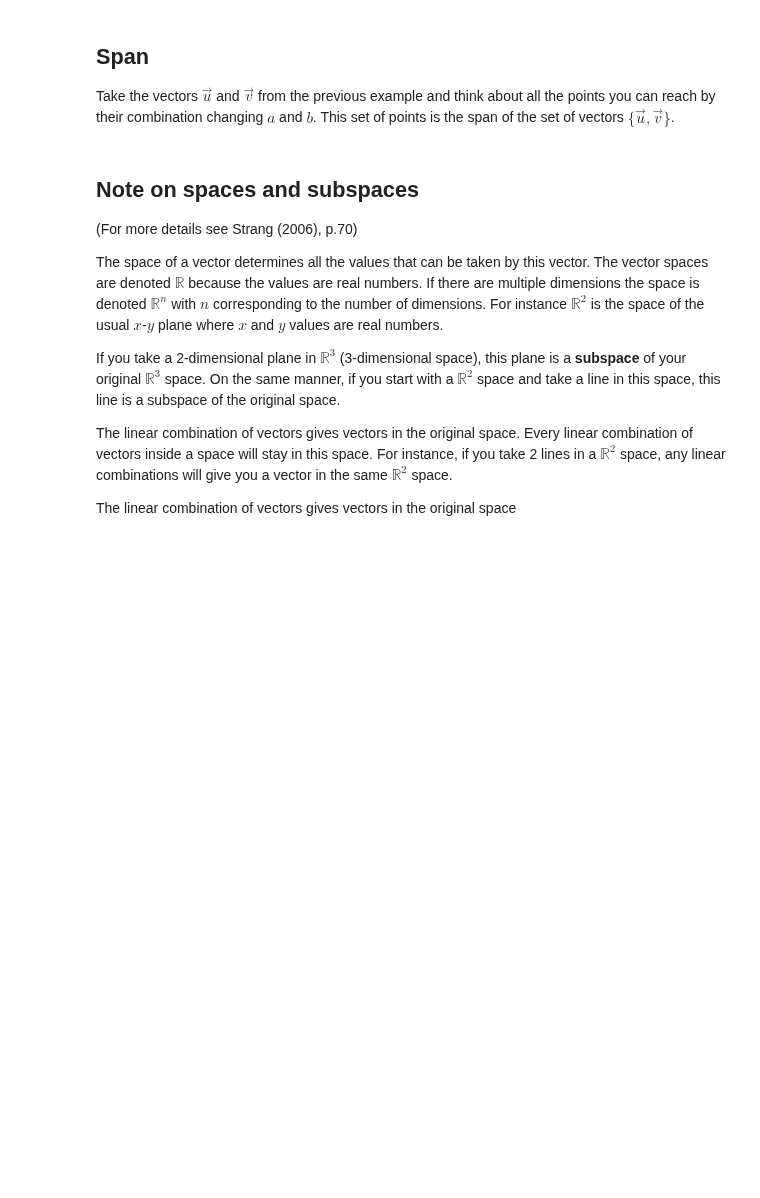
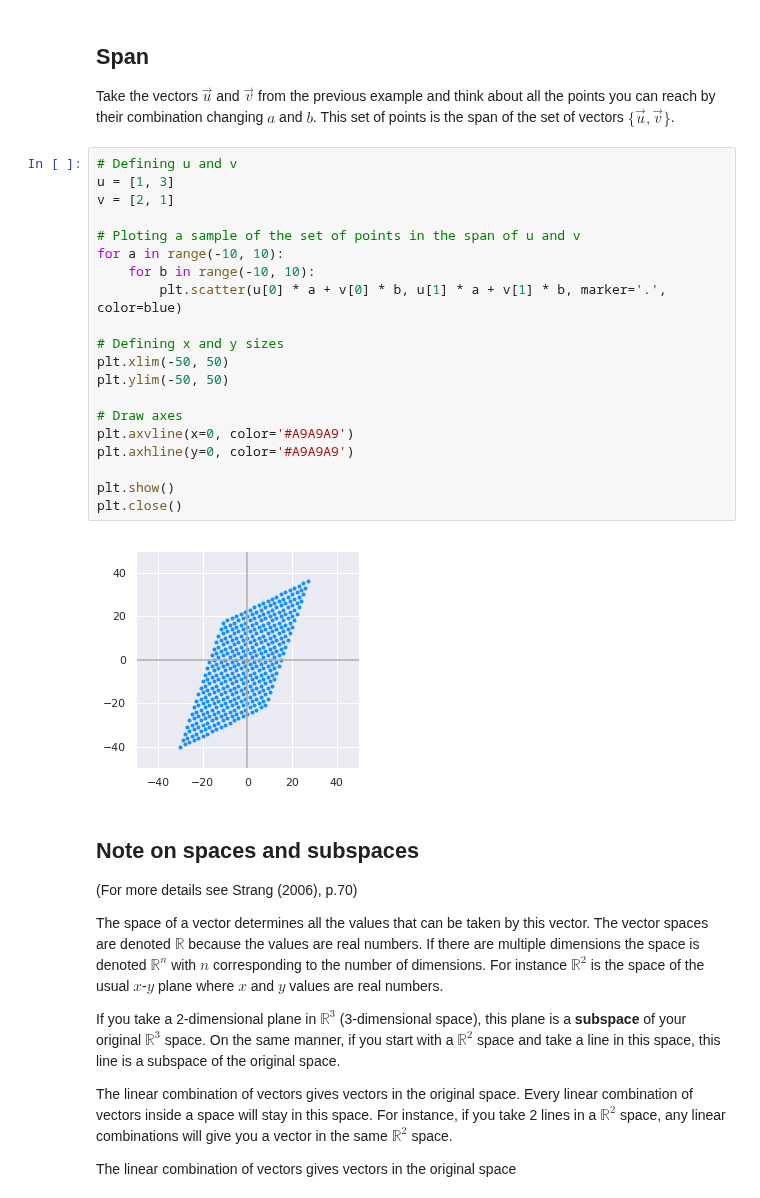
Before and after one commit to hadrienj/deepLearningBook-Notes, a Jupyter notebook: 2.4 Linear Dependence and Span/2.4 Linear Dependence and Span.ipynb, the cells around one changed output. Saved outputs shown, nothing was run; the diff lists cells and outputs as text; blank space fills up the shorter version.

Commit message:
Adding span visualization

```diff
--- a/2.4 Linear Dependence and Span/2.4 Linear Dependence and Span.ipynb
+++ b/2.4 Linear Dependence and Span/2.4 Linear Dependence and Span.ipynb
@@ -490,6 +490,28 @@ We can see that we end up with the coordinates ($4$, $7$).
 ## Span
 
 Take the vectors $\vec{u}$ and $\vec{v}$ from the previous example and think about all the points you can reach by their combination changing $a$ and $b$. This set of points is the span of the set of vectors $\{\vec{u}, \vec{v}\}$.
+# %%
+# Defining u and v
+u = [1, 3]
+v = [2, 1]
+
+# Ploting a sample of the set of points in the span of u and v
+for a in range(-10, 10):
+    for b in range(-10, 10):
+        plt.scatter(u[0] * a + v[0] * b, u[1] * a + v[1] * b, marker='.', color=blue)
+
+# Defining x and y sizes
+plt.xlim(-50, 50)
+plt.ylim(-50, 50)
+
+# Draw axes
+plt.axvline(x=0, color='#A9A9A9')
+plt.axhline(y=0, color='#A9A9A9')
+
+plt.show()
+plt.close()
+# %% [output]
+[figure, added]
 # %% [markdown]
 ## Note on spaces and subspaces
 
```
Also changed, not shown: parts of 5 cells of this notebook.
